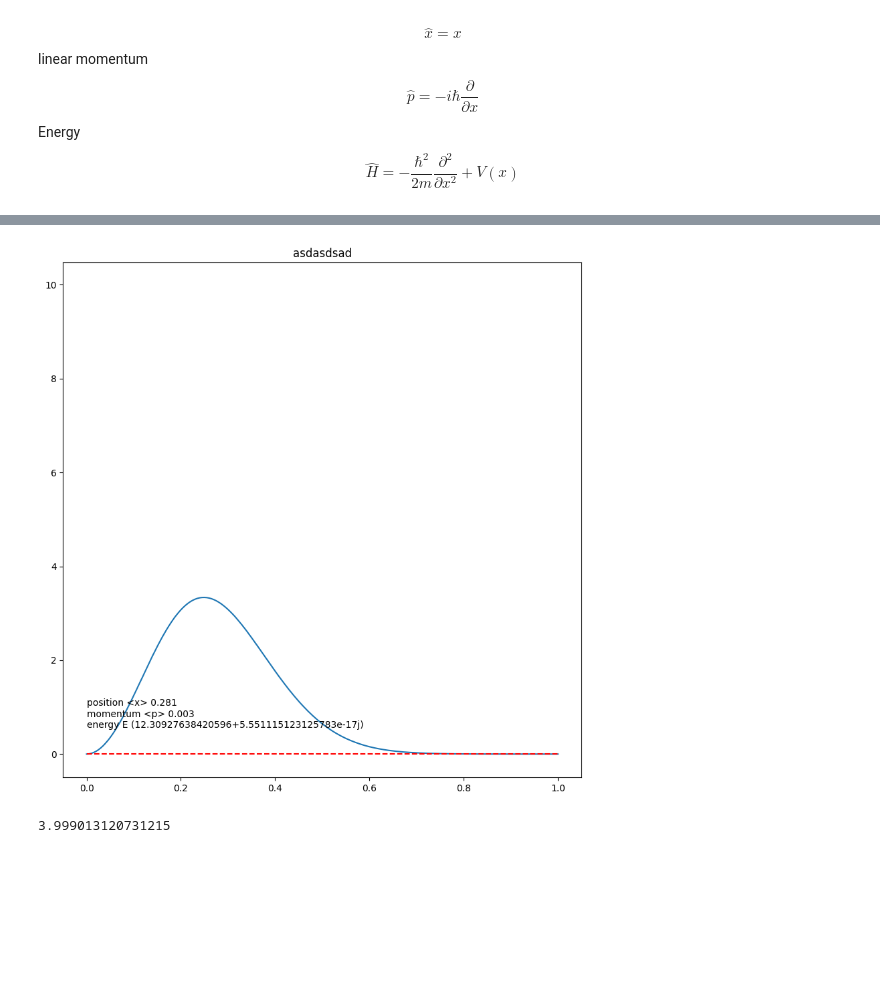
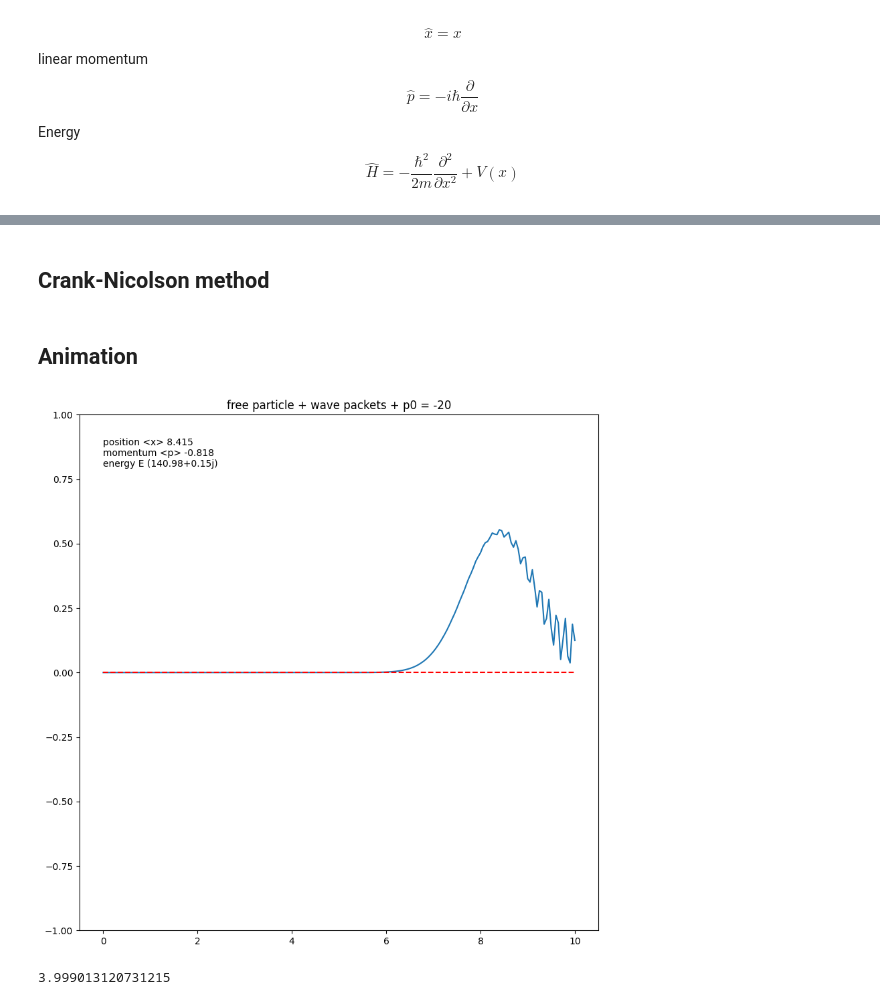
Before and after one commit to sushiTonpai/schrodinger, a Jupyter notebook: Time_dependent_schrodinger.ipynb, the cells around one changed output, grey strips where cells are left out. Drawn from its saved outputs; the diff is of its cells as text; code cells hidden in the pictures; blank space fills up the shorter version.

Commit message:
finalise TDSE and CNM

```diff
--- a/Time_dependent_schrodinger.ipynb
+++ b/Time_dependent_schrodinger.ipynb
@@ -49,12 +47,11 @@ from scipy.sparse.linalg import eigs
 # System parameters
 N = 201
 # positive length
-L = 1
+L = 10
 # grid
 x,dx = np.linspace(0,L, N , retstep= True)
 # time parameters
-T = 0.0001
-Nt = 5000
+Nt = 10000
 dt = 1e-4
 # %%
 # gaussain wave package generator
@@ -179,0 +157,2 @@ plt.plot(x,density(psi))
+# %%
+psi = gen_sine(x,1)
@@ -225,0 +171,2 @@ psi_m00.shape
+# %% [markdown]
+## Crank-Nicolson method
@@ -226,55 +210,67 @@ psi_m00.shape
+# %%
+psi_m11 = CMN(psi,V0)
+# %% [markdown]
+## Animation
 # %%
 # animation
 from matplotlib.animation import FuncAnimation
 import os
 # method used
-psi_mm = psi_m00
+method = "CNM"
 
-#calculate E
-# E = get_e(psi_mm)
+if method == "FD":
+    psi_mm = psi_m00
+elif method == "CNM":
+    psi_mm = psi_m11
+else:
+    print("Error wrong method")
 
-
+# initial setup
 fig,ax = plt.subplots(figsize  = (10,10))
 line, = ax.plot(x,density(psi_mm[0,:]))
 line2, = ax.plot(x, V0 , '--' ,color = 'r')
-title = "asdasdsad"
+frame_skip = 20
+title = "free particle + wave packets + p0 = -20"
 
+#calculate position
 def text_pos(sframe):
     return f'position <x> {round(get_position(psi_mm[sframe,:]),3).real}'
+#calculate momentum
 def text_momentum(sframe):
     return f'momentum <p> {round(get_momentum(psi_mm[sframe,:]),3).real}'
+#calculate Energy
 def text_energy(sframe):
-    return f'energy E {get_e(psi_mm[sframe,:],V0)}'
+    return f'energy E {round(get_e(psi_mm[sframe,:],V0),2)}'
 txt = ax.text(0 , 0.85 ,f'{text_pos(0)} \n{text_momentum(0)} \n{text_energy(0)}', ha='left', va='center', fontsize=10, color="black")
 plt.title(title)
-# plt.ylim(-1,1)
+plt.ylim(-1,1)
 
 # function update 1d wave over time
 def update(frame):
-    line.set_ydata(density(psi_mm[50 * frame,:]))
-    txt.set_text(f'{text_pos(50*frame)} \n{text_momentum(50*frame)} \n{text_energy(50 * frame)}')
+    line.set_ydata(density(psi_mm[frame_skip * frame,:]))
+    txt.set_text(f'{text_pos(frame_skip*frame)} \n{text_momentum(frame_skip*frame)} \n{text_energy(frame_skip * frame)}')
     return line, txt,
 
 
 
 #number of frames
-nframes = len(psi_mm) // 50
+nframes = len(psi_mm) // frame_skip
 
 ani = FuncAnimation(fig,update, frames = nframes, interval = 1, blit = True)
 
 
 # save animation
 file_format = 'gif'
-file_name = f'1D TDSE v1 {title}'
+file_name = f'{method} 1D TDSE {title}'
 
 directory = '/Users/Windows10/Desktop/schrodinger/animation'
 output_file = os.path.join(directory, f'{file_name}.{file_format}')
 
 ani.save(output_file, writer='pillow', fps=15)
 
 plt.show()
 # %% [output]
-[figure, old version]
+[figure, new version]
 # %%
 # comparing Es
 get_e(psi_m01) / get_e(psi_m00)
```
Also changed, not shown: parts of 11 cells of this notebook, 1 other file.
